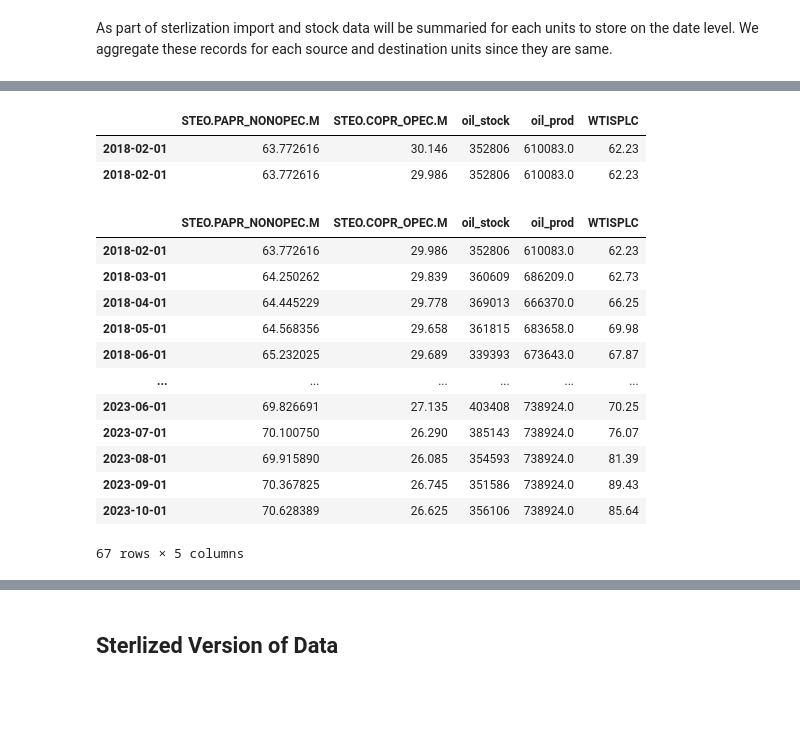
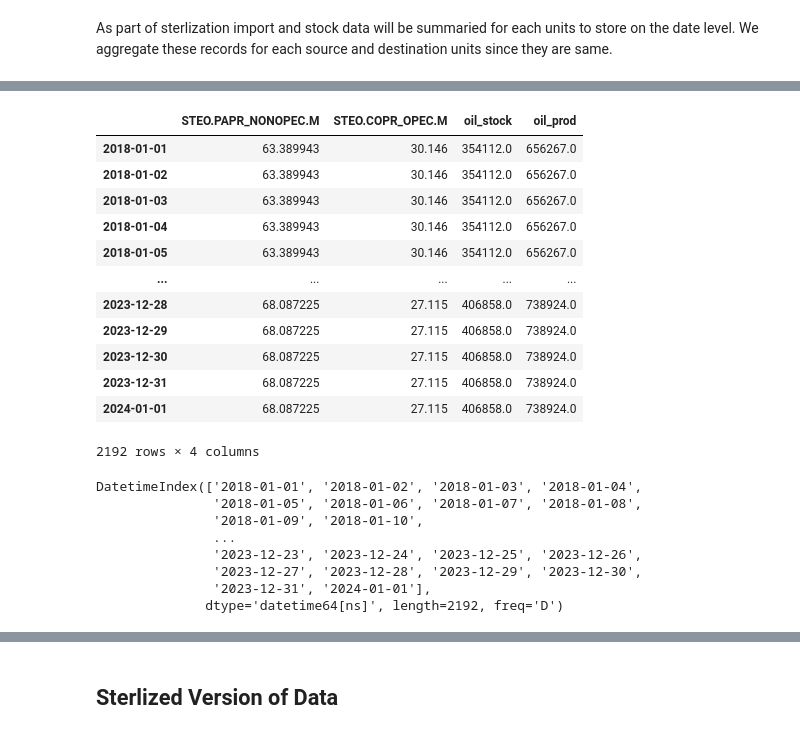
Before and after one commit to pankajti/qtw, a Jupyter notebook: Risk_GWP1.ipynb, the cells around one changed output, grey strips where cells are left out. Saved outputs shown, nothing was run; the diff lists cells and outputs as text; code cells hidden in the pictures; blank space fills up the shorter version.

```diff
--- a/Risk_GWP1.ipynb
+++ b/Risk_GWP1.ipynb
@@ -310,24 +308,2 @@ mm_data_clean[mm_data_clean.index.duplicated()]
 # %%
 mm_data_clean= mm_data_clean.join(price).rename({'WTISPLC': 'oil_spot_price'})
-# %%
-mm_data_clean.loc['2018-02-01']
-# %% [output]
-|  | STEO.PAPR_NONOPEC.M | STEO.COPR_OPEC.M | oil_stock | oil_prod | WTISPLC |
-| 2018-02-01 | 63.772616 | 30.146 | 352806 | 610083.0 | 62.23 |
-| 2018-02-01 | 63.772616 | 29.986 | 352806 | 610083.0 | 62.23 |
-# %%
-mm_data_clean[mm_data_clean.index.duplicated()]
-# %% [output]
-|  | STEO.PAPR_NONOPEC.M | STEO.COPR_OPEC.M | oil_stock | oil_prod | WTISPLC |
-| 2018-02-01 | 63.772616 | 29.986 | 352806 | 610083.0 | 62.23 |
-| 2018-03-01 | 64.250262 | 29.839 | 360609 | 686209.0 | 62.73 |
-| 2018-04-01 | 64.445229 | 29.778 | 369013 | 666370.0 | 66.25 |
-| 2018-05-01 | 64.568356 | 29.658 | 361815 | 683658.0 | 69.98 |
-| 2018-06-01 | 65.232025 | 29.689 | 339393 | 673643.0 | 67.87 |
-| ... | ... | ... | ... | ... | ... |
-| 2023-06-01 | 69.826691 | 27.135 | 403408 | 738924.0 | 70.25 |
-| 2023-07-01 | 70.100750 | 26.290 | 385143 | 738924.0 | 76.07 |
-| 2023-08-01 | 69.915890 | 26.085 | 354593 | 738924.0 | 81.39 |
-| 2023-09-01 | 70.367825 | 26.745 | 351586 | 738924.0 | 89.43 |
-| 2023-10-01 | 70.628389 | 26.625 | 356106 | 738924.0 | 85.64 |
-67 rows × 5 columns
@@ -333,0 +316,27 @@ mm_data_clean[mm_data_clean.index.duplicated()]
+# %%
+mm_data_clean_up
+# %% [output]
+|  | STEO.PAPR_NONOPEC.M | STEO.COPR_OPEC.M | oil_stock | oil_prod |
+| 2018-01-01 | 63.389943 | 30.146 | 354112.0 | 656267.0 |
+| 2018-01-02 | 63.389943 | 30.146 | 354112.0 | 656267.0 |
+| 2018-01-03 | 63.389943 | 30.146 | 354112.0 | 656267.0 |
+| 2018-01-04 | 63.389943 | 30.146 | 354112.0 | 656267.0 |
+| 2018-01-05 | 63.389943 | 30.146 | 354112.0 | 656267.0 |
+| ... | ... | ... | ... | ... |
+| 2023-12-28 | 68.087225 | 27.115 | 406858.0 | 738924.0 |
+| 2023-12-29 | 68.087225 | 27.115 | 406858.0 | 738924.0 |
+| 2023-12-30 | 68.087225 | 27.115 | 406858.0 | 738924.0 |
+| 2023-12-31 | 68.087225 | 27.115 | 406858.0 | 738924.0 |
+| 2024-01-01 | 68.087225 | 27.115 | 406858.0 | 738924.0 |
+2192 rows × 4 columns
+# %%
+mm_data_clean_up.index
+# %% [output]
+DatetimeIndex(['2018-01-01', '2018-01-02', '2018-01-03', '2018-01-04',
+               '2018-01-05', '2018-01-06', '2018-01-07', '2018-01-08',
+               '2018-01-09', '2018-01-10',
+               ...
+               '2023-12-23', '2023-12-24', '2023-12-25', '2023-12-26',
+               '2023-12-27', '2023-12-28', '2023-12-29', '2023-12-30',
+               '2023-12-31', '2024-01-01'],
+              dtype='datetime64[ns]', length=2192, freq='D')
```
Also changed, not shown: parts of 11 cells of this notebook.
